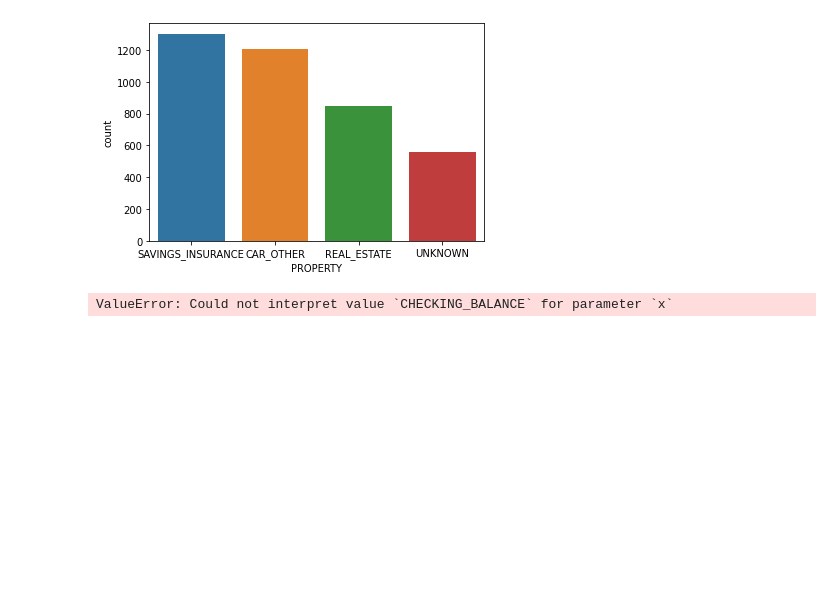
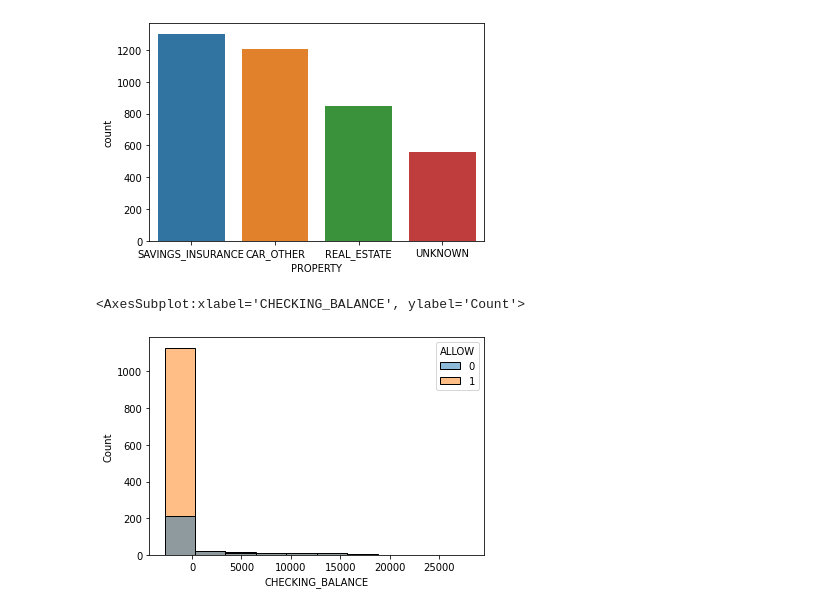
Before and after one commit to igordasilveirafranco/desafio-1-2021, a Jupyter notebook: assets/notebooks/desafio1-consolidado.ipynb, the cells around one changed output. Saved outputs shown, nothing was run; the diff lists cells and outputs as text; code cells hidden in the pictures; blank space fills up the shorter version.

```diff
--- a/assets/notebooks/desafio1-consolidado.ipynb
+++ b/assets/notebooks/desafio1-consolidado.ipynb
@@ -56,10 +31,3 @@ lo_de_ac = lo_de.merge(accounts, on='ID', how='left')
 lo_de_ac.info()
 # %%
 list(lo_de_ac)
-# %%
-ac_clean = accounts.dropna()
-tips = sns.load_dataset("tips")
-sns.displot(tips, x="CHECKING_BALANCE")
-# sns.displot(ac_clean, x="CHECKING_BALANCE", bins=20)
-# %% [output]
-ValueError: Could not interpret value `CHECKING_BALANCE` for parameter `x`
@@ -66,3 +37,14 @@ ValueError: Could not interpret value `CHECKING_BALANCE` for parameter `x`
+# %%
+# Verificar o checking_balance
+temp1 = lo_de_ac.loc[(lo_de_ac['CHECKING_BALANCE'] != 'NO_CHECKING')]
+mylist = temp1[['CHECKING_BALANCE','ALLOW']].dropna()
+# s = mylist.select_dtypes(include='object').columns
+# mylist[s] = mylist[s].astype("float")
+mylist['CHECKING_BALANCE'] = mylist['CHECKING_BALANCE'].astype("float")
+sns.histplot(data=mylist, x='CHECKING_BALANCE', hue='ALLOW', bins=10)
+# %% [output]
+<AxesSubplot:xlabel='CHECKING_BALANCE', ylabel='Count'>
+[figure, added]
 # %%
 # https://drawingfromdata.com/seaborn/matplotlib/visualization/rotate-axis-labels-matplotlib-seaborn.html
 sns.set_theme();
```
Also changed, not shown: parts of 16 cells of this notebook, 2 other files.
